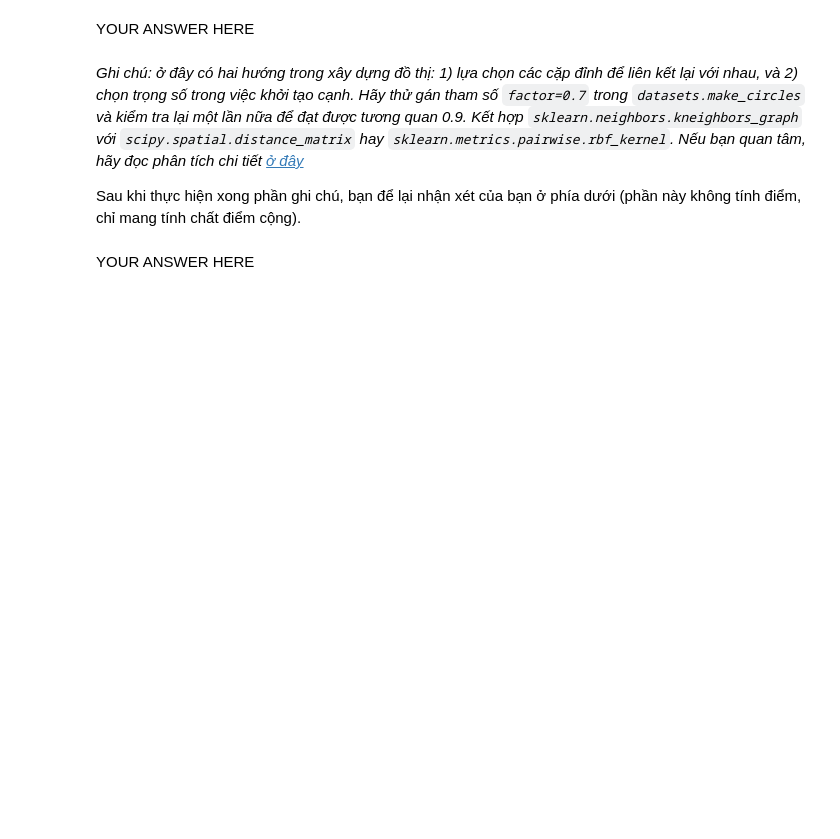
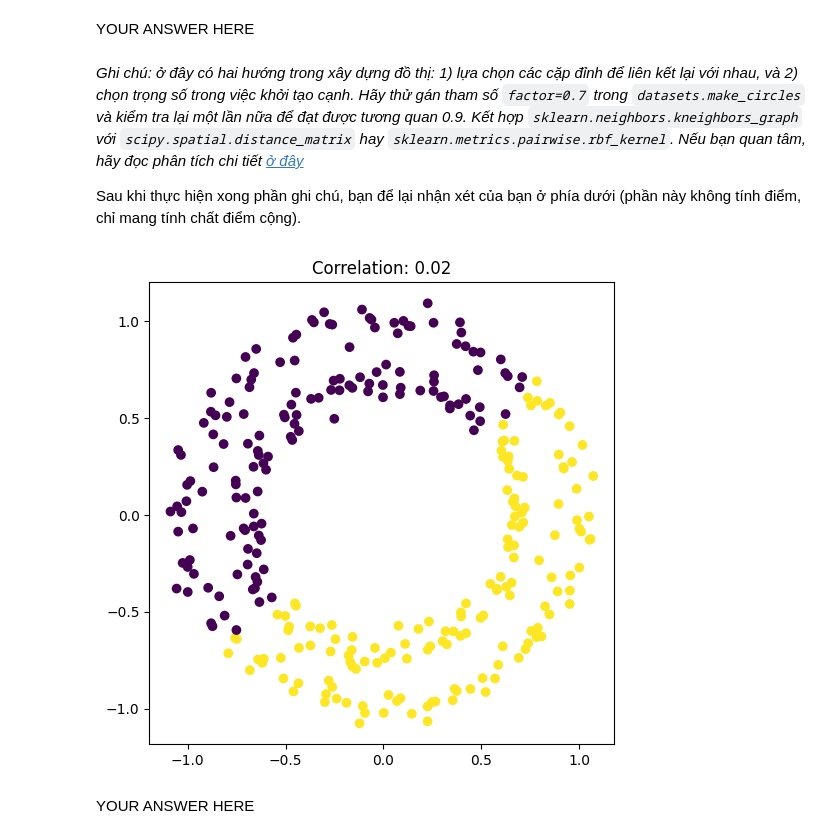
Before and after one commit to ChuLinh02/GraphMining, a Jupyter notebook: HW05.ipynb, the cells around one changed output. Cells and saved outputs as stored; diff of their text form; code cells hidden in the pictures; blank space fills up the shorter version.

```diff
--- a/HW05.ipynb
+++ b/HW05.ipynb
@@ -111,9 +124,3 @@ Bạn cần hoàn thành hàm `customGraph` mà nhận đầu vào là một m
 _Gợi ý: bạn thử áp dụng hàm `sklearn.neighbors.kneighbors_graph`_
 
 _Nhận xét: bạn có thể đề xuất sử dụng khoảng cách của riêng bạn!_
-# %%
-from sklearn.neighbors import kneighbors_graph
-
-def customGraph(data: np.ndarray) -> nx.Graph:
-    # YOUR CODE HERE
-    raise NotImplementedError()
@@ -139,9 +175,15 @@ plt.show()
 # %% [markdown]
 Kế tiếp, bạn viết một hàm `spectralTwoClusters` mà nhận đầu vào là một mảng np.array vector riêng có thứ tự và trả về mảng np.array nhãn của các đỉnh.
-# %%
-def spectralTwoClusters(vecs: np.ndarray) -> np.ndarray:
-    # YOUR CODE HERE
-    raise NotImplementedError()
+# %%
+def spectralTwoClusters(vecs: np.ndarray) -> np.ndarray:
+    # YOUR CODE HERE
+    # Extract the second smallest eigenvector (Fiedler vector)
+    fiedler_vector = vecs[:, 1]
+
+    # Determine cluster labels based on the sign of the Fiedler vector
+    labels = (fiedler_vector >= 0).astype(int)
+
+    return labels
 # %%
 # Test
 circles, truth_labels = datasets.make_circles(n_samples=300, factor=0.6,
@@ -167,3 +239,31 @@ Sau khi thực hiện xong phần ghi chú, bạn để lại nhận xét của
+# %%
+# Create circles dataset with factor=0.7
+circles, truth_labels = datasets.make_circles(
+    n_samples=300, factor=0.7, noise=0.05, random_state=0
+)
+
+# Build the weighted graph
+weighted_adjacency = weightedGraph(circles, gamma=1.0, n_neighbors=10)
+
+# Compute the Laplacian matrix
+L = laplacian_matrix(weighted_adjacency)
+
+eigenvalues, eigenvectors = np.linalg.eigh(L)
+
+# Sort eigenvalues and eigenvectors in descending order
+sorted_indices = eigenvalues.argsort()
+eigenvalues = eigenvalues[sorted_indices]
+eigenvectors = eigenvectors[:, sorted_indices]
+
+# Perform spectral clustering
+labels = spectralTwoClusters(eigenvectors)
+
+plt.figure(figsize=(6, 6))
+plt.scatter(circles[:, 0], circles[:, 1], c=labels)
+plt.title('Correlation: {:.2f}'.format(abs(np.corrcoef(truth_labels, labels)[0, 1])))
+plt.show()
+# %% [output]
+[figure, added]
 # %% [markdown]
 YOUR ANSWER HERE
 # %% [markdown]
```
Also changed, not shown: parts of 22 cells of this notebook.
